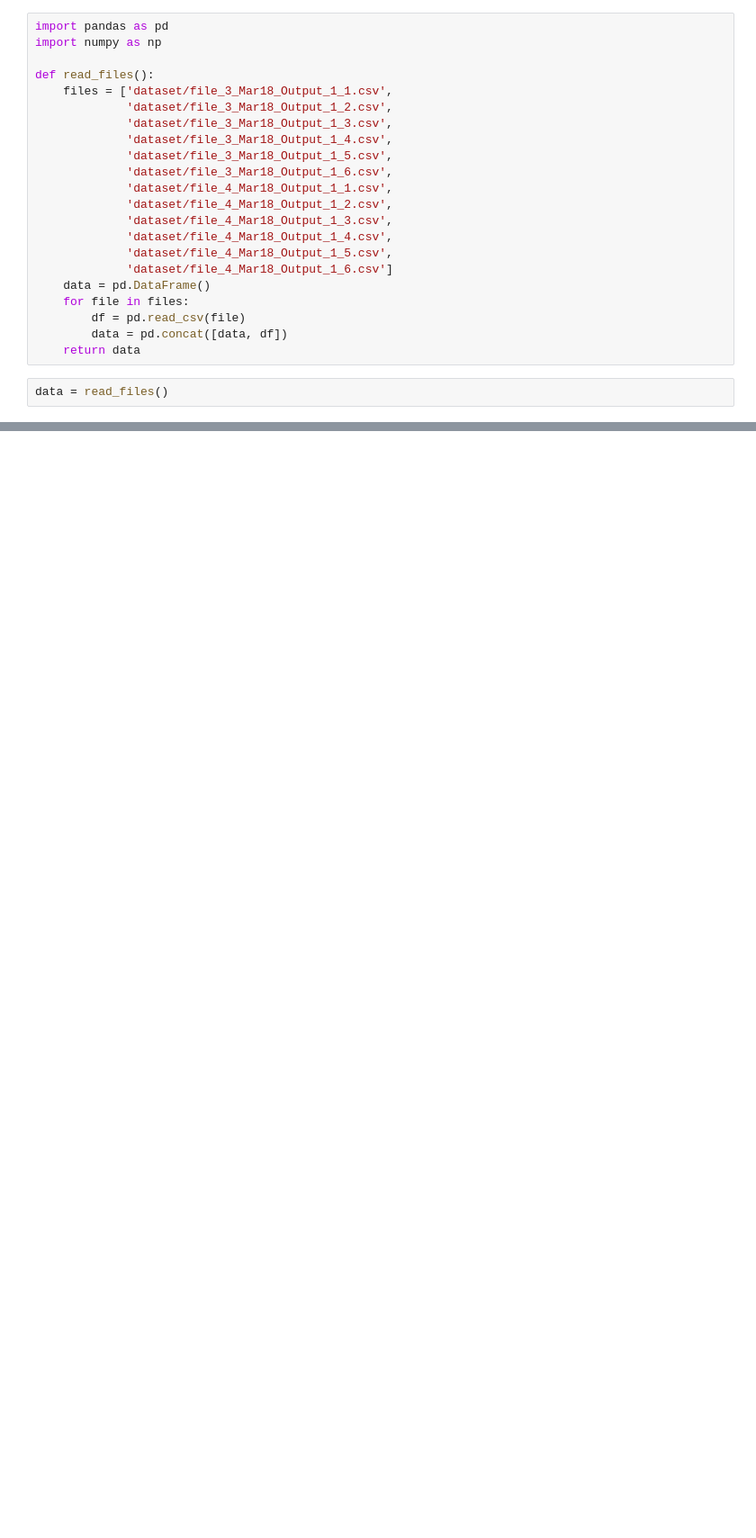
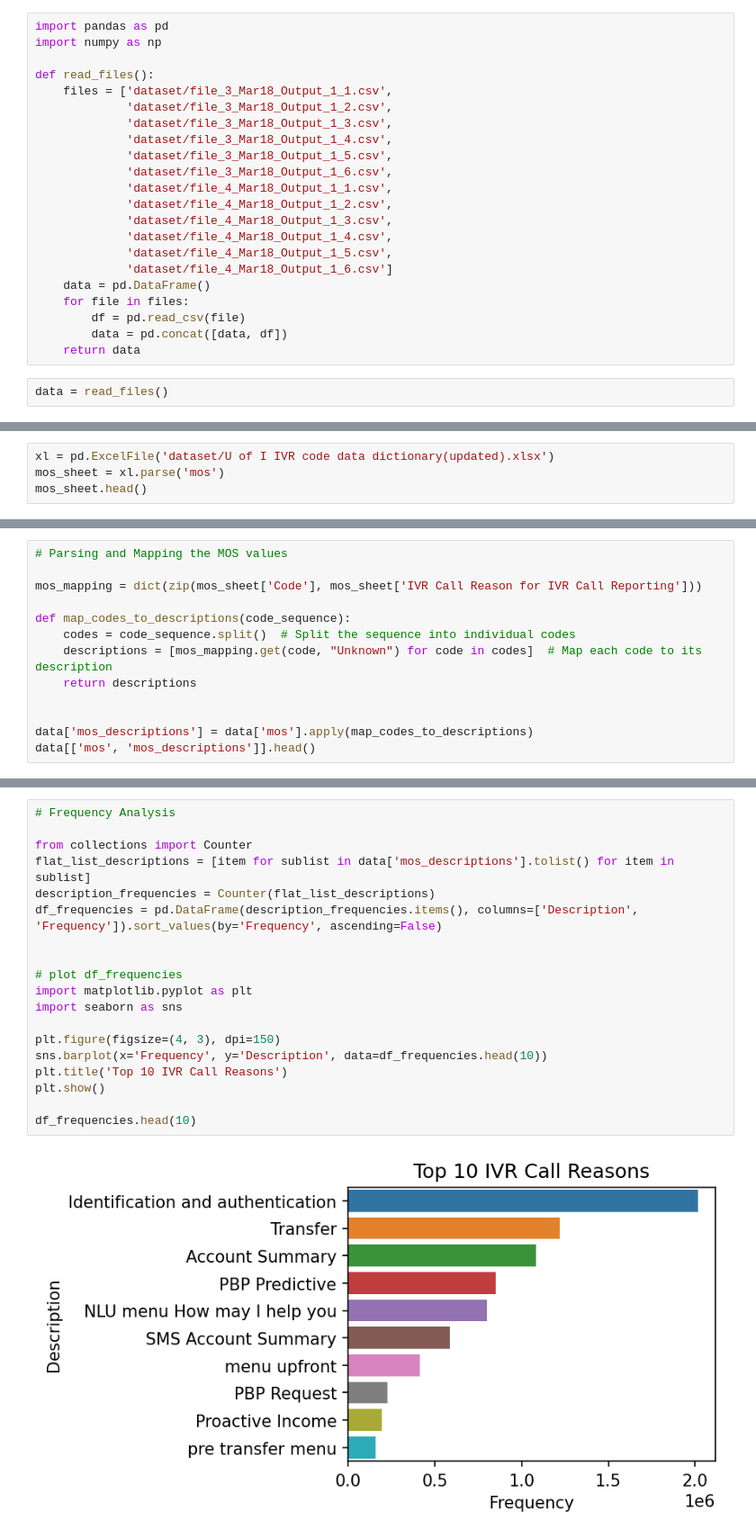
Before and after one commit to Johann-Cardenas/Datathon-2024, a Jupyter notebook: EDA.ipynb, the cells around one changed output, grey strips where cells are left out. Shown: that part at 90% size. Cells and saved outputs as stored; diff of their text form; blank space fills up the shorter version.

```diff
--- a/EDA.ipynb
+++ b/EDA.ipynb
@@ -44,0 +25,4 @@ print(data.head(5))
+# %%
+xl = pd.ExcelFile('dataset/U of I IVR code data dictionary(updated).xlsx')
+mos_sheet = xl.parse('mos')
+mos_sheet.head()
@@ -44,0 +45,13 @@ print(data.head(5))
+# %%
+# Parsing and Mapping the MOS values
+
+mos_mapping = dict(zip(mos_sheet['Code'], mos_sheet['IVR Call Reason for IVR Call Reporting']))
+
+def map_codes_to_descriptions(code_sequence):
+    codes = code_sequence.split()  # Split the sequence into individual codes
+    descriptions = [mos_mapping.get(code, "Unknown") for code in codes]  # Map each code to its description
+    return descriptions
+
+
+data['mos_descriptions'] = data['mos'].apply(map_codes_to_descriptions)
+data[['mos', 'mos_descriptions']].head()
@@ -44,0 +65,21 @@ print(data.head(5))
+# %%
+# Frequency Analysis
+
+from collections import Counter
+flat_list_descriptions = [item for sublist in data['mos_descriptions'].tolist() for item in sublist]
+description_frequencies = Counter(flat_list_descriptions)
+df_frequencies = pd.DataFrame(description_frequencies.items(), columns=['Description', 'Frequency']).sort_values(by='Frequency', ascending=False)
+
+
+# plot df_frequencies
+import matplotlib.pyplot as plt
+import seaborn as sns
+
+plt.figure(figsize=(4, 3), dpi=150)
+sns.barplot(x='Frequency', y='Description', data=df_frequencies.head(10))
+plt.title('Top 10 IVR Call Reasons')
+plt.show()
+
+df_frequencies.head(10)
+# %% [output]
+[figure, added]
```
Also changed, not shown: parts of 18 cells of this notebook.
